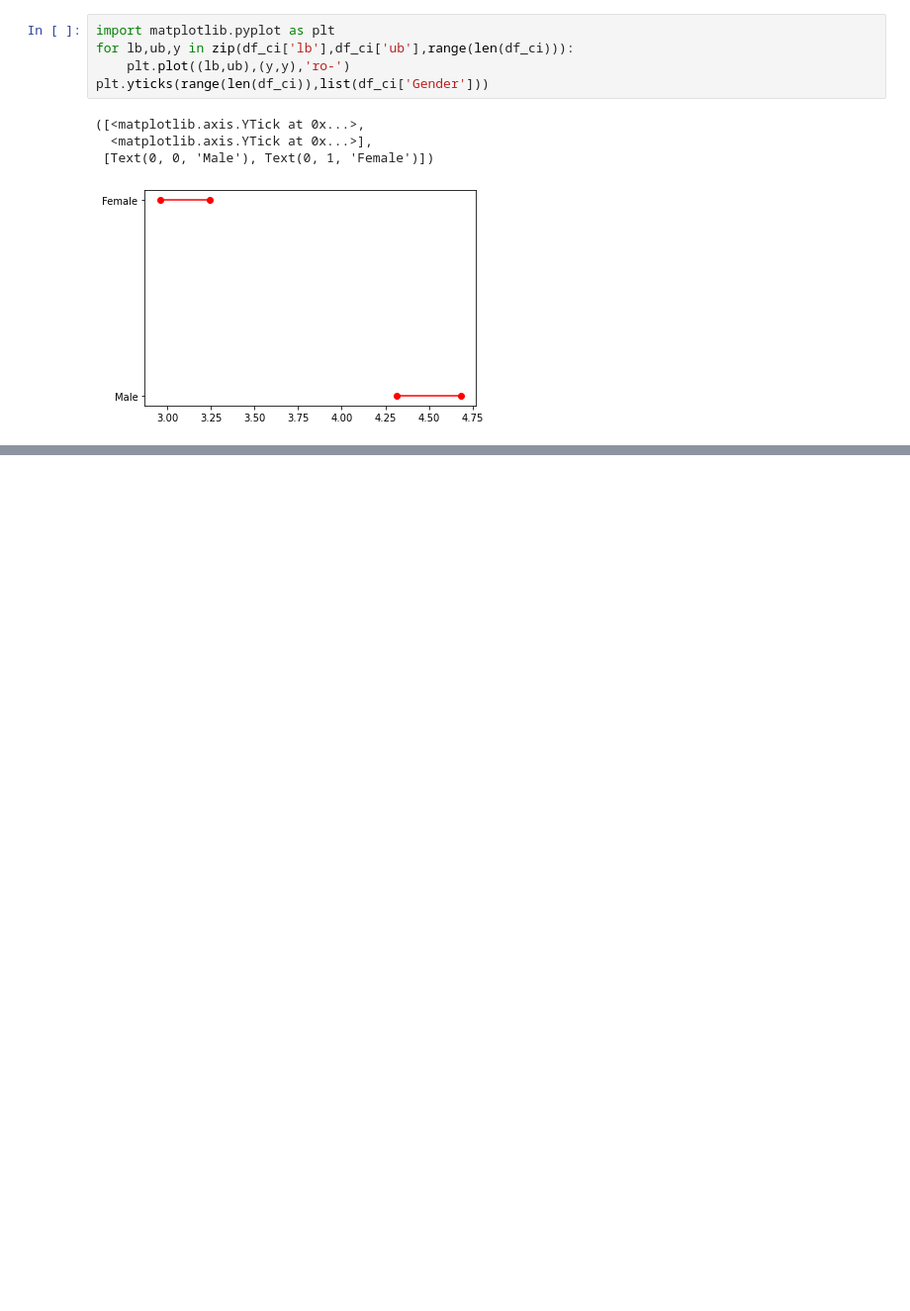
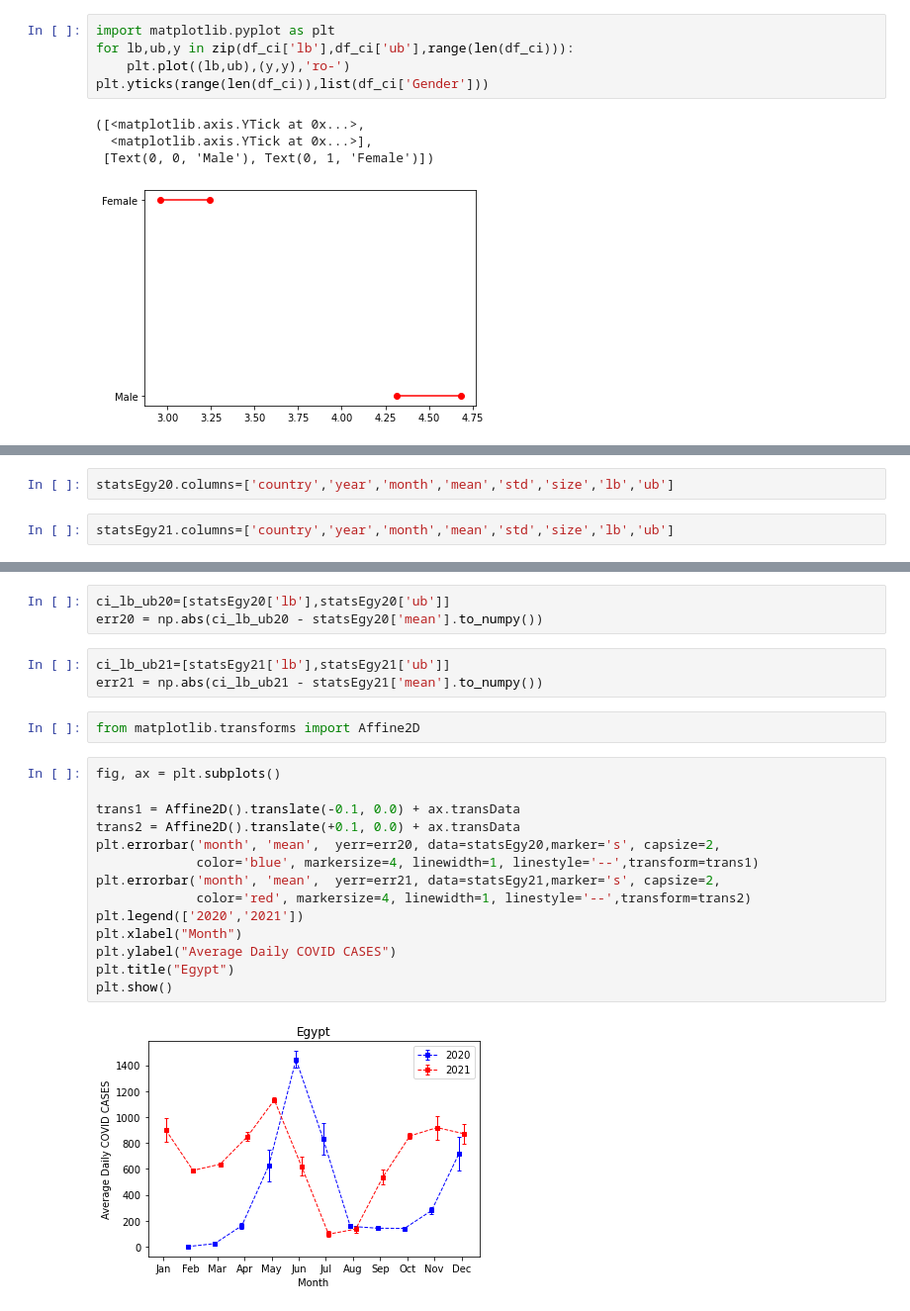
Before and after one commit to malouche/DSC2spring2022, a Jupyter notebook: Solution Practice Sheet 3.ipynb, the cells around one changed output, grey strips where cells are left out. Shown: that part at 99% size. Drawn from its saved outputs; the diff is of its cells as text; blank space fills up the shorter version.

```diff
--- a/Solution Practice Sheet 3.ipynb
+++ b/Solution Practice Sheet 3.ipynb
@@ -535,0 +814,4 @@ plt.yticks(range(len(df_ci)),list(df_ci['Gender']))
+# %%
+statsEgy20.columns=['country','year','month','mean','std','size','lb','ub']
+# %%
+statsEgy21.columns=['country','year','month','mean','std','size','lb','ub']
@@ -535,0 +870,24 @@ plt.yticks(range(len(df_ci)),list(df_ci['Gender']))
+# %%
+ci_lb_ub20=[statsEgy20['lb'],statsEgy20['ub']]
+err20 = np.abs(ci_lb_ub20 - statsEgy20['mean'].to_numpy())
+# %%
+ci_lb_ub21=[statsEgy21['lb'],statsEgy21['ub']]
+err21 = np.abs(ci_lb_ub21 - statsEgy21['mean'].to_numpy())
+# %%
+from matplotlib.transforms import Affine2D
+# %%
+fig, ax = plt.subplots()
+
+trans1 = Affine2D().translate(-0.1, 0.0) + ax.transData
+trans2 = Affine2D().translate(+0.1, 0.0) + ax.transData
+plt.errorbar('month', 'mean',  yerr=err20, data=statsEgy20,marker='s', capsize=2,
+             color='blue', markersize=4, linewidth=1, linestyle='--',transform=trans1)
+plt.errorbar('month', 'mean',  yerr=err21, data=statsEgy21,marker='s', capsize=2,
+             color='red', markersize=4, linewidth=1, linestyle='--',transform=trans2)
+plt.legend(['2020','2021'])
+plt.xlabel("Month")
+plt.ylabel("Average Daily COVID CASES")
+plt.title("Egypt")
+plt.show()
+# %% [output]
+[figure, added]
```
Also changed, not shown: parts of 61 cells of this notebook.
